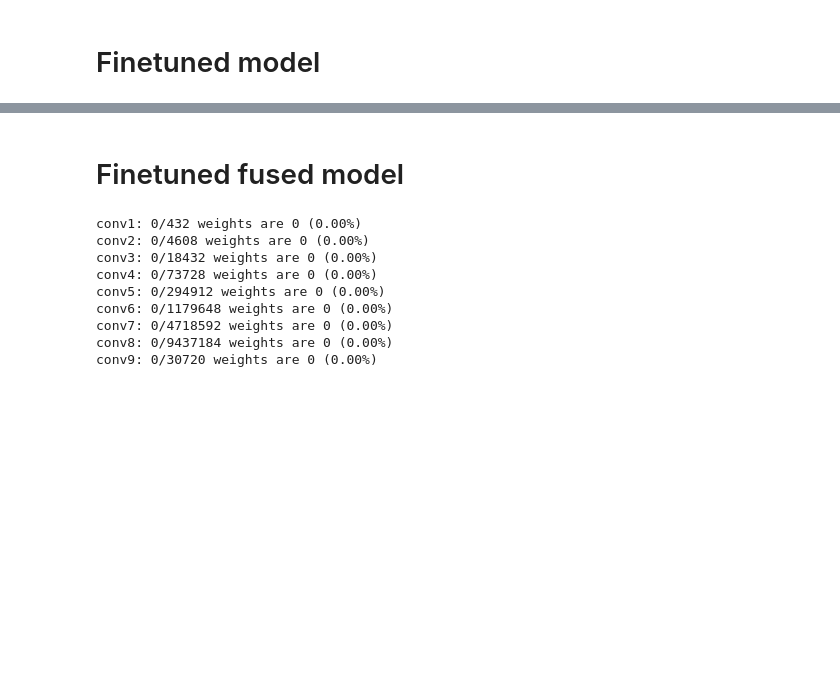
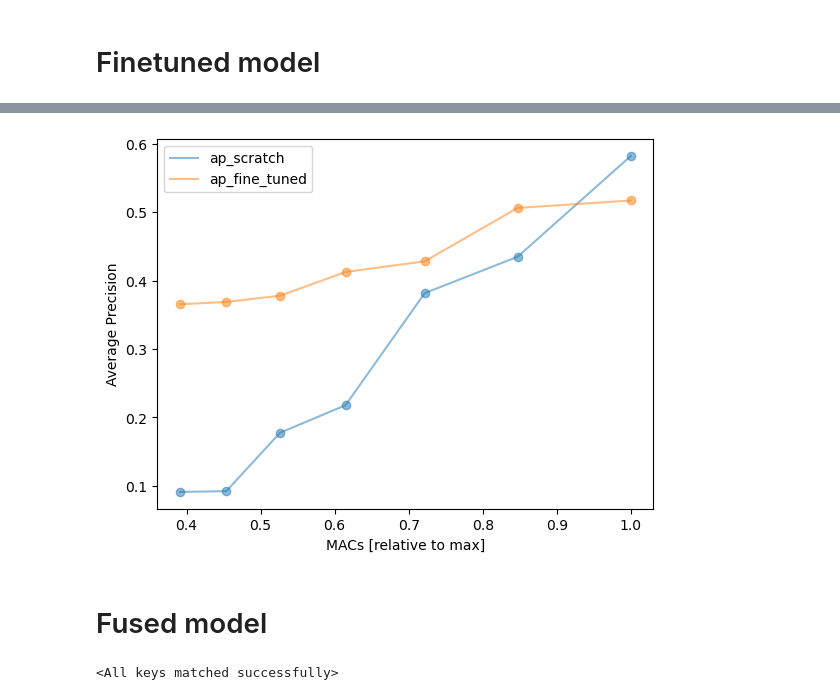
Before and after one commit to foxomatik/EML, a Jupyter notebook: exercises/4-challenge/pruning.ipynb, the cells around one changed output, grey strips where cells are left out. Saved outputs shown, nothing was run; the diff lists cells and outputs as text; code cells hidden in the pictures; blank space fills up the shorter version.

```diff
--- a/exercises/4-challenge/pruning.ipynb
+++ b/exercises/4-challenge/pruning.ipynb
@@ -271,0 +649,38 @@ plot([(idxs, accuracy_l1, 'ap_l1')], xlabel='idxs', save_path='ap_l1.png')
+# %%
+ratios = [0.0] + [0.1 for _ in range(6)]
+
+torch_device = torch.device("cuda")
+sd = torch.load('./weights/voc_fine_tuned.pt', map_location=torch_device)
+ap_from_scratch, ap_fine_tuned, macs = [], [], []
+
+# from scratch
+for ratio in tqdm.tqdm(ratios):
+    # Setting Filters to zero
+    sd = l1_structured_pruning(sd, ratio)
+
+    # Densifying the state dict
+    sd = densify_state_dict(copy.deepcopy(sd))
+
+    # AP calculation
+    net = PrunedTinyYoloV2(num_classes=1)
+    ap_from_scratch.append(test(net, sd, test_loader, torch_device))
+
+# Retrain pruned layers
+sd = torch.load('./weights/voc_fine_tuned.pt', map_location=torch_device)
+for ratio in tqdm.tqdm(ratios):
+    # Setting Filters to zero
+    sd = l1_structured_pruning(sd, ratio)
+
+    # Densifying the state dict
+    sd = densify_state_dict(copy.deepcopy(sd))
+
+    #We fine tune the network
+    net = PrunedTinyYoloV2(num_classes=1)
+    _, ap_ft, sd = fine_tune(net, sd, train_loader, validation_loader, test_loader)
+    ap_fine_tuned.append(ap_ft)
+    macs.append(net_macs(PrunedTinyYoloV2, sd))
+
+
+plot([(macs, ap_from_scratch, 'ap_scratch'),
+      (macs, ap_fine_tuned, 'ap_fine_tuned')],
+      xlabel='MACs [relative to max]', save_path='ap_macs.png')
@@ -272,24 +768,20 @@ plot([(idxs, accuracy_l1, 'ap_l1')], xlabel='idxs', save_path='ap_l1.png')
+# %%
+plot([(macs, ap_from_scratch, 'ap_scratch'),
+      (macs, ap_fine_tuned, 'ap_fine_tuned')],
+      xlabel='MACs [relative to max]', save_path='ap_macs.png')
+# %% [output]
+[figure, added]
 # %% [markdown]
-# Finetuned fused model
+# Fused model
 # %%
-sd = torch.load('./weights/fused_voc_fine_tuned.pt', weights_only=True, map_location=torch_device)
+torch_device = torch.device("cuda" if torch.cuda.is_available() else "cpu")
+
+sd_fused = torch.load('./weights/fused_voc_fine_tuned.pt', weights_only=True, map_location=torch_device)
 
 model_fused = FusedTinyYoloV2(num_classes=1)
-model_fused.load_state_dict(sd, strict=False)
-
-count_pruned_weights(model_fused)
-
-model_fused_sd = model.state_dict()
+model_fused.load_state_dict(sd_fused, strict=False)
 # %% [output]
-conv1: 0/432 weights are 0 (0.00%)
-conv2: 0/4608 weights are 0 (0.00%)
-conv3: 0/18432 weights are 0 (0.00%)
-conv4: 0/73728 weights are 0 (0.00%)
-conv5: 0/294912 weights are 0 (0.00%)
-conv6: 0/1179648 weights are 0 (0.00%)
-conv7: 0/4718592 weights are 0 (0.00%)
-conv8: 0/9437184 weights are 0 (0.00%)
-conv9: 0/30720 weights are 0 (0.00%)
+<All keys matched successfully>
 # %%
 print(f"\nInference Time before Pruning: {net_time(model_fused, test_loader):.3}")
 # %% [output]
```
Also changed, not shown: parts of 60 cells of this notebook, 1 other file.
